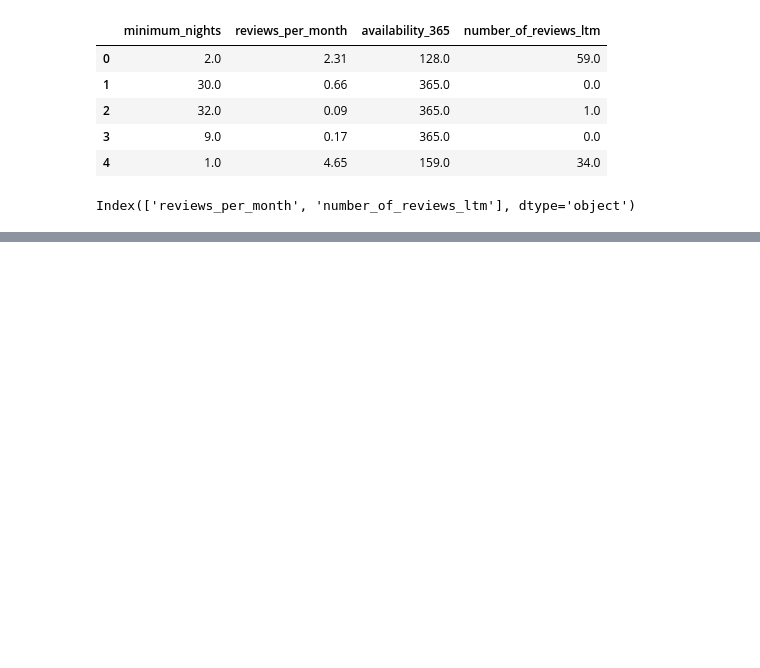
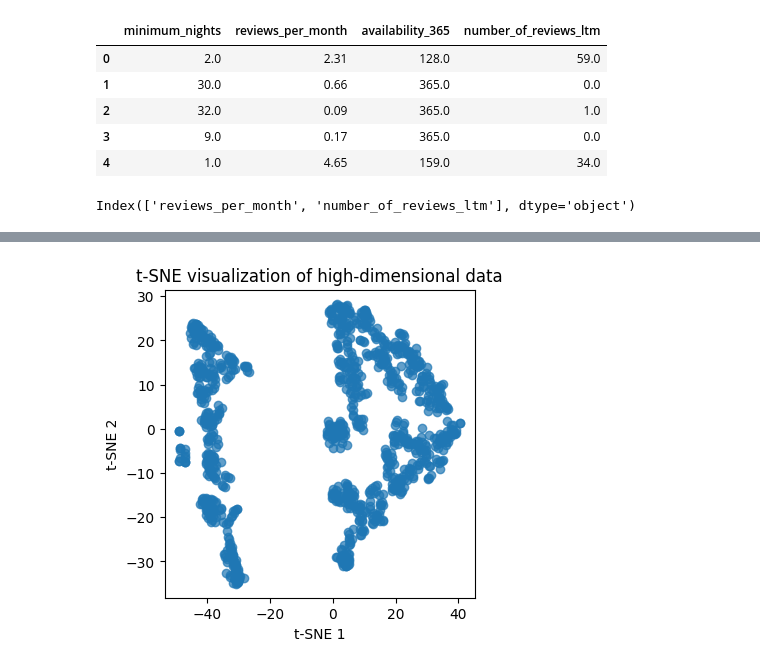
Before and after one commit to Rashmisharma0101/Python-Basics, a Jupyter notebook: Python-practice1month-24oct.ipynb, the cells around one changed output, grey strips where cells are left out. Cells and saved outputs as stored; diff of their text form; code cells hidden in the pictures; blank space fills up the shorter version.

```diff
--- a/Python-practice1month-24oct.ipynb
+++ b/Python-practice1month-24oct.ipynb
@@ -2085,0 +2153,3 @@ Index(['reviews_per_month', 'number_of_reviews_ltm'], dtype='object')
+# %%
+X_scaled = X_scaled[:1000]
+X_scaled
@@ -2086,5 +2165,25 @@ Index(['reviews_per_month', 'number_of_reviews_ltm'], dtype='object')
 # %%
 # Use TSNE to visualize high-dimensional data in 2D (great for understanding clusters).
+
+from sklearn.manifold import TSNE
+
+tsne = TSNE(n_components = 2, perplexity = 30, learning_rate = 200, n_iter = 1000, random_state = 42)
+
+X_tsne = tsne.fit_transform(X_scaled)
+
+plt.figure(figsize=(4,4))
+plt.scatter(X_tsne[:,0], X_tsne[:,1], alpha=0.7)
+plt.title("t-SNE visualization of high-dimensional data")
+plt.xlabel("t-SNE 1")
+plt.ylabel("t-SNE 2")
+plt.show()
+
+# data likely has two distinct groups of rows that are different in feature patterns
+# Short-term vs long-term listings, High vs low availability listings, Popular vs less popular areas
+# but t-SNE sometimes creates apparent clusters even if none exist, verify with k-menas, if that also cretes same cluster
+# run different seeds and perplexity to confirm TSNE reproducibility
+# %% [output]
+[figure, added]
 # %%
 # Revisit correlation matrix after feature reduction to confirm multicollinearity is reduced.
 # %%
```
Also changed, not shown: parts of 3 cells of this notebook.
